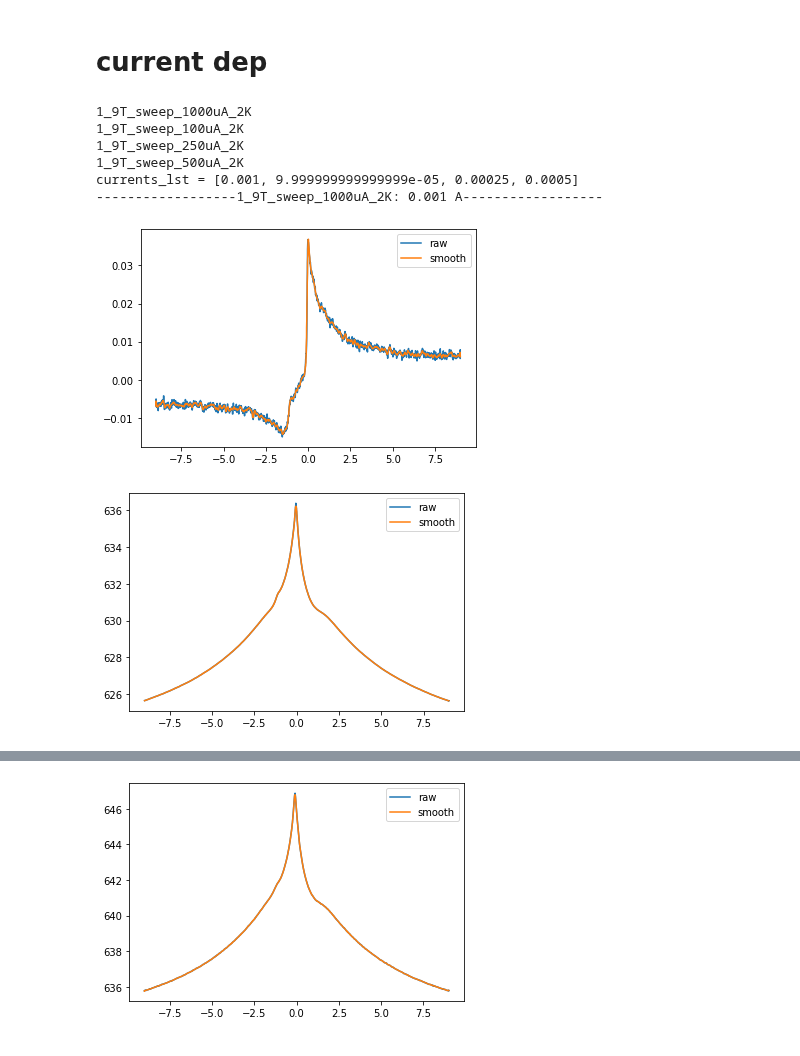
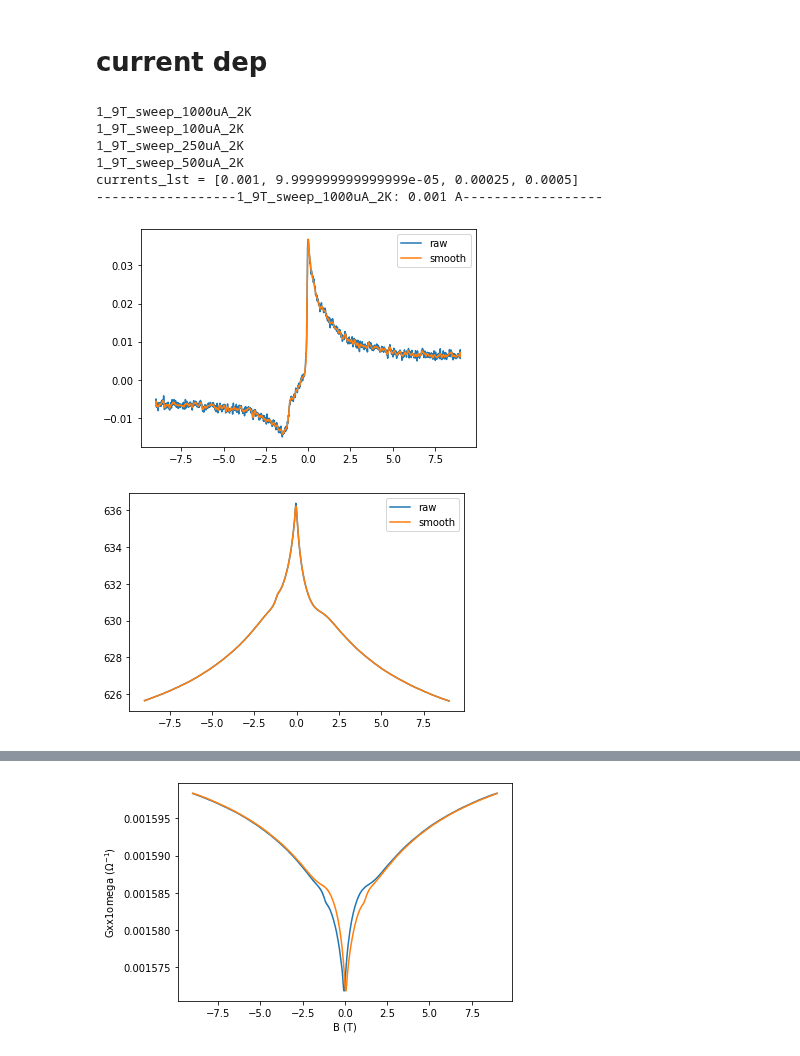
Before and after one commit to tigued/data_analysis, a Jupyter notebook: src/analyze_lockin_1389.ipynb, the cells around one changed output, grey strips where cells are left out. Cells and saved outputs as stored; diff of their text form; code cells hidden in the pictures.

```diff
--- a/src/analyze_lockin_1389.ipynb
+++ b/src/analyze_lockin_1389.ipynb
@@ -24,7 +33,6 @@ df_dict = {}
 # for filename in sorted(glob(str(datadir / "3_14T_sweep_*e-*A.txt"))):
 filename = str(datadir / "1_RT.txt")
 key = Path(filename).stem
-current_float = 250e-6
 
 with open(filename, "r") as f:
     df = []
@@ -47,12 +55,12 @@ df.to_csv(savedir / ("raw_RT.csv"), index=False)
 B_raw = df["Field (Oe)"].values * 1e-4  # Oe -> T
 # fixed_temp = df["Temperature (K)"].mean()
 temp = df["Temperature (K)"].values
-V2omega_raw = df["Lock-in2(Y)"].values
-V1omega_raw = -df["Lock-in1(X)"].values  # 位相180°回転に注意
+Vxx2omega_raw = df["Lock-in2(Y)"].values
+Vxx1omega_raw = -df["Lock-in1(X)"].values  # 位相180°回転に注意
 
 print("current= ", current_float)
-Rxx2omega = V2omega_raw / current_float
-Rxx1omega = V1omega_raw / current_float
+Rxx2omega = Vxx2omega_raw / current_float
+Rxx1omega = Vxx1omega_raw / current_float
 current = np.full_like(temp, current_float)
 plt.plot(temp, Rxx2omega, label="2ω")
 plt.xlabel("Temperature (K)")
@@ -65,7 +73,14 @@ plt.ylabel("Rxx^1ω (Ω)")
 plt.legend()
 plt.show()
 
-new_df = pd.DataFrame({"temp": temp, "current": current, "B": B_raw, "V2omega": V2omega_raw, "V1omega": V1omega_raw, "Rxx2omega": Rxx2omega, "Rxx1omega": Rxx1omega})
+Gxx1omega = savgol_filter(current_float / Vxx1omega_raw,  21, 3) # Ω^-1
+Gxx2omega = savgol_filter(-2*Vxx2omega_raw / (Vxx1omega_raw)**2,  21, 3) # （ΩA)^-1
+
+new_df = pd.DataFrame({
+    "temp": temp, "current": current, "B": B_raw,
+    "Vxx2omega": Vxx2omega_raw, "Vxx1omega": Vxx1omega_raw,
+    "Gxx2omega": Gxx2omega, "Gxx1omega": Gxx1omega,
+    "Rxx2omega": Rxx2omega, "Rxx1omega": Rxx1omega})
 new_df.to_csv(savedir / "RT.csv", index=False)
 print("RT" + ".csv saved")
 # %% [output]
@@ -362,17 +387,9 @@ gamma =  -4.253069696000921e-14
 # %% [markdown]
 # current dep
 # %%
-thickness = 20e-9  # m = 20 nm
-width = 100e-6  # m = 20 um
-e = 1.602e-19  # C
 currents_lst = []  # [100e-6, 250e-6, 500e-6, 1000e-6]
-
-# Rxx2omegaの最大の値を計算するためのBの位置
-B_Rxx2omega, thresh_Rxx2omega = 2, 0.01
-# gammaを計算するためのBの位置
-B_gamma, thresh_gamma = 1, 0.01
-df_gamma_name = f"gamma_{B_gamma}T_2K_current_dep.csv"
-summary_name = f"Rxx_{B_Rxx2omega}T_2K_current_dep.csv"
+df_gamma_name = f"gamma_{B_gamma}T_2K_100um_I_dep.csv"
+summary_name = f"Rxx_{B_Rxx2omega}T_2K_100um_I_dep.csv"
 
 
 # temp_dep
@@ -411,21 +428,21 @@ for key, current_float in zip(df_dict.keys(), currents_lst):
     fixed_temp = df["Temperature (K)"].mean()
     temps.append(fixed_temp)
 
-    V2omega_raw = df["Lock-in2(Y)"].values
+    Vxx2omega_raw = df["Lock-in2(Y)"].values
     # V1omega_raw = df["Lock-in1(Y)"].values
-    V1omega_raw = -df["Lock-in1(X)"].values  # 位相180°回転に注意
-    B_ref_u, _, V2omega_u, B_ref_d, _, V2omega_d = tr.symmetrize(*tr.split_up_down_scans(B_raw, V2omega_raw))
-    B_ref_u, V1omega_u, _, B_ref_d, V1omega_d, _ = tr.symmetrize(*tr.split_up_down_scans(B_raw, V1omega_raw))
+    Vxx1omega_raw = -df["Lock-in1(X)"].values  # 位相180°回転に注意
+    B_ref_u, _, Vxx2omega_u, B_ref_d, _, Vxx2omega_d = tr.symmetrize(*tr.split_up_down_scans(B_raw, Vxx2omega_raw))
+    B_ref_u, Vxx1omega_u, _, B_ref_d, Vxx1omega_d, _ = tr.symmetrize(*tr.split_up_down_scans(B_raw, Vxx1omega_raw))
     # (x_ref_u, y_sym_u, y_asym_u, x_ref_d, y_sym_d, y_asym_d)
 
     # V2omega_d_int = interpolate.interp1d(B_ref_d, V2omega_d)
     # V2omega_u_int = interpolate.interp1d(B_ref_u, V2omega_u)
     temp = np.full_like(B_ref_u, fixed_temp)
 
-    Rxx2omega_u = V2omega_u / current_float
-    Rxx2omega_d = V2omega_d / current_float
-    Rxx1omega_u = V1omega_u / current_float
-    Rxx1omega_d = V1omega_d / current_float
+    Rxx2omega_u = Vxx2omega_u / current_float
+    Rxx2omega_d = Vxx2omega_d / current_float
+    Rxx1omega_u = Vxx1omega_u / current_float
+    Rxx1omega_d = Vxx1omega_d / current_float
     Rxx2omega_d_smooth = savgol_filter(Rxx2omega_d, 21, 3)
     Rxx2omega_u_smooth = savgol_filter(Rxx2omega_u, 21, 3)
     Rxx1omega_d_smooth = savgol_filter(Rxx1omega_d, 21, 3)
@@ -455,38 +472,55 @@ for key, current_float in zip(df_dict.keys(), currents_lst):
     idx_lowB_n = np.where(np.abs(np.array(B_ref_d) + B_gamma) < thresh_gamma)[0][0]
     DeltaR = Rxx2omega_d_smooth[idx_lowB_p] - Rxx2omega_d_smooth[idx_lowB_n]
     DeltaB = B_ref_d[idx_lowB_p] - B_ref_d[idx_lowB_n]
-    # print("DeltaR = ", DeltaR)
-    # print("B: ", B_ref_d[idx_lowB_p], B_ref_d[idx_lowB_n])
-    # print("Rxx2omega: ", Rxx2omega_d_smooth[idx_lowB_p], Rxx2omega_d_smooth[idx_lowB_n])
     current_density = current_float / (width * thickness)  # A/m^2
-    # print("current_density = ", current_density)
-    # R0 = 0.041106 / current_float  # Ω
     # Rxx1omegaの最大値をR0とする
     R0 = Rxx1omega_d_smooth[np.argmax(Rxx1omega_d_smooth)]
     print("R0 = ", R0, ", B = ", B_ref_d[np.argmax(Rxx1omega_d_smooth)])
 
-    gamma = (DeltaR / DeltaB) / (current_density * R0)
+    gamma = 2*(DeltaR / DeltaB) / (current_density * R0)
     print("gamma = ", gamma)
     gammas.append(gamma)
     R0s.append(R0)
 
-    Rxx2omega_d_over_R0_B = Rxx2omega_d_smooth / (R0 * current_density)
-    Rxx2omega_u_over_R0_B = Rxx2omega_u_smooth / (R0 * current_density)
+    Gxx1omega_d = savgol_filter(current_float / Vxx1omega_d,  21, 3)
+    Gxx1omega_u = savgol_filter(current_float / Vxx1omega_u,  21, 3)
+    Gxx2omega_d = savgol_filter(-2*Vxx2omega_d / (Vxx1omega_d)**2,  21, 3)
+    Gxx2omega_u = savgol_filter(-2*Vxx2omega_u / (Vxx1omega_u)**2,  21, 3)
+    plt.plot(B_ref_d, Gxx2omega_d)
+    plt.plot(B_ref_u, Gxx2omega_u)
+    plt.xlabel("B (T)")
+    plt.ylabel(r"Gxx2omega ($\Omega^{-1}$)")
+    plt.show()
+    plt.plot(B_ref_d, Gxx1omega_d)
+    plt.plot(B_ref_u, Gxx1omega_u)
+    plt.xlabel("B (T)")
+    plt.ylabel(r"Gxx1omega ($\Omega^{-1}$)")
+    plt.show()
 
-    new_df = pd.DataFrame({"temp": temp, "current": current, "B_ref_d": B_ref_d, "B_ref_u": B_ref_u, "V2omega_u": V2omega_u, "V2omega_d": V2omega_d, "V1omega_d": V1omega_d, "V1omega_u": V1omega_u, "Rxx2omega_u": Rxx2omega_u_smooth, "Rxx2omega_d": Rxx2omega_d_smooth, "Rxx1omega_u": Rxx1omega_u_smooth, "Rxx1omega_d": Rxx1omega_d_smooth, "Rxx2omega_d_over_R0_B": Rxx2omega_d_over_R0_B, "Rxx2omega_u_over_R0_B": Rxx2omega_u_over_R0_B})
+    Rxx2omega_d_over_R0_B = 2*Rxx2omega_d_smooth / (R0 * current_density)
+    Rxx2omega_u_over_R0_B = 2*Rxx2omega_u_smooth / (R0 * current_density)
+
+
+    new_df = pd.DataFrame({
+        "temp": temp, "current": current, "B_ref_d": B_ref_d, "B_ref_u": B_ref_u,
+        "V2omega_u": Vxx2omega_u, "V2omega_d": Vxx2omega_d, "V1omega_d": Vxx1omega_d, "V1omega_u": Vxx1omega_u,
+        "Rxx2omega_u": Rxx2omega_u_smooth, "Rxx2omega_d": Rxx2omega_d_smooth, "Rxx1omega_u": Rxx1omega_u_smooth, "Rxx1omega_d": Rxx1omega_d_smooth,
+        "Gxx2omega_u": Gxx2omega_u, "Gxx2omega_d": Gxx2omega_d, "Gxx1omega_u": Gxx1omega_u, "Gxx1omega_d": Gxx1omega_d,
+        "Rxx2omega_d_over_R0_B": Rxx2omega_d_over_R0_B, "Rxx2omega_u_over_R0_B": Rxx2omega_u_over_R0_B})
     new_df.to_csv(savedir / (key + ".csv"), index=False)
     print(key + ".csv saved")
 
-sort_idx = np.argsort(np.array(temps))
-temps, Rxx_lowB_means, Rxx_lowB_stds = np.array(temps)[sort_idx], np.array(Rxx_lowB_means)[sort_idx], np.array(Rxx_lowB_stds)[sort_idx]
-df_summary = pd.DataFrame({"current": currents, "temp": temps, "Rxx_lowB_mean": Rxx_lowB_means, "Rxx_lowB_std": Rxx_lowB_stds})
+print(len(currents), len(temps), len(Rxx_lowB_means), len(Rxx_lowB_stds))
+sort_idx = np.argsort(np.array(currents))
+currents_summary, temps_summary, Rxx_lowB_means_summary, Rxx_lowB_stds_summary = np.array(currents)[sort_idx], np.array(temps)[sort_idx], np.array(Rxx_lowB_means)[sort_idx], np.array(Rxx_lowB_stds)[sort_idx]
+df_summary = pd.DataFrame({"current": currents_summary, "temp": temps_summary, "Rxx_lowB_mean": Rxx_lowB_means_summary, "Rxx_lowB_std": Rxx_lowB_stds_summary})
 df_summary.to_csv(savedir / summary_name, index=False)
 print(f"{summary_name} saved")
 
-sort_idx = np.argsort(np.array(temps))
-temps, gammas, R0s = np.array(temps)[sort_idx], np.array(gammas)[sort_idx], np.array(R0s)[sort_idx]
-print(temps)
-df_gamma = pd.DataFrame({"current": currents, "temp": temps, "gamma": gammas, "R0": R0s})
+sort_idx = np.argsort(np.array(currents))
+currents_gamma, temps_gamma, gammas_gamma, R0s_gamma = np.array(currents)[sort_idx], np.array(temps)[sort_idx], np.array(gammas)[sort_idx], np.array(R0s)[sort_idx]
+print(currents_gamma)
+df_gamma = pd.DataFrame({"current": currents_gamma, "temp": temps_gamma, "gamma": gammas_gamma, "R0": R0s_gamma})
 df_gamma.to_csv(savedir / df_gamma_name, index=False)
 # %% [output]
 1_9T_sweep_1000uA_2K
@@ -506 +538 @@ gamma =  3.56511092430647e-14
-[figure, old version]
+[figure, new version]
```
Also changed, not shown: parts of 5 cells of this notebook, 13 other files.
